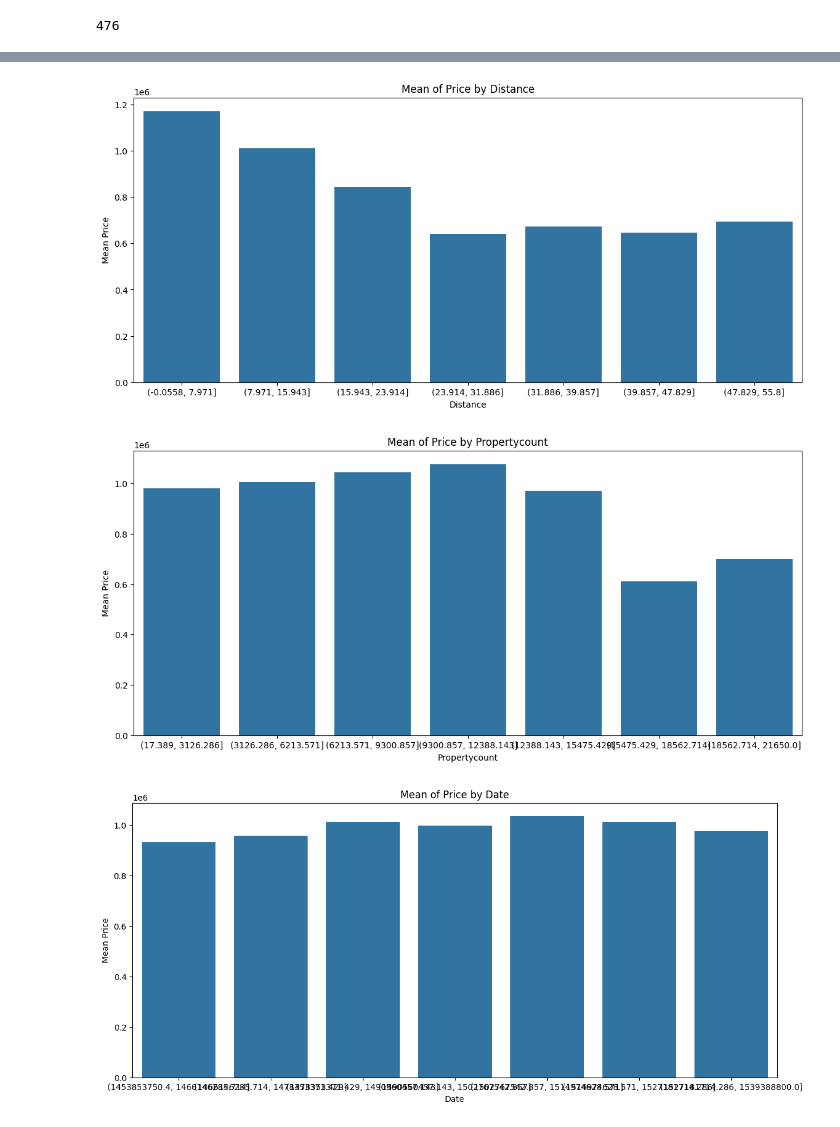
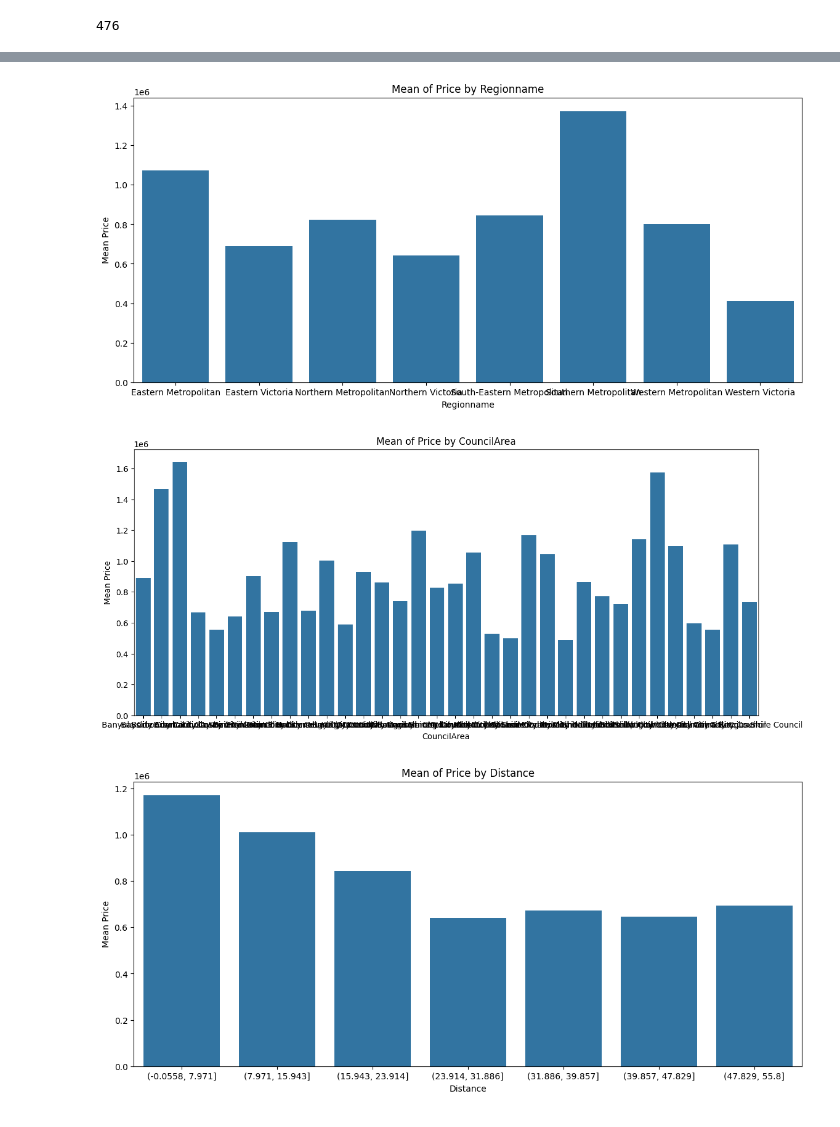
Before and after one commit to 9WooPWooP8/magister_statitstics_labs, a Jupyter notebook: lab5/task_new.ipynb, the cells around one changed output, grey strips where cells are left out. Drawn from its saved outputs; the diff is of its cells as text; code cells hidden in the pictures.

```diff
--- a/lab5/task_new.ipynb
+++ b/lab5/task_new.ipynb
@@ -120,7 +143,7 @@ categorical_data_columns = ["Regionname", "Method", "Type"]
 
 plt.rcParams['figure.figsize'] = (14, 6)
 
-for column in discrete_data_columns + ["Method", "Type"]:
+for column in discrete_data_columns + ["Method", "Type", "Regionname", "CouncilArea"]:
     # Calculate the mean of 'target' by 'group'
     mean_target_by_group = df.groupby(column)[df_target_name].mean()
 
@@ -133,33 +156,33 @@ for column in discrete_data_columns + ["Method", "Type"]:
     plt.ylabel('Mean Price')
     plt.show()
 
 
 for column in continuous_data_columns:
     # Calculate the mean of 'target' by 'group'# Bin 'x' into discrete categories
     df_grouped_cont = df.copy()
     df_grouped_cont['x_bin'] = pd.cut(df_grouped_cont[column], bins=7)
 
     # Calculate mean of 'y' for each bin
     aggregated_data = df_grouped_cont.groupby('x_bin')[df_target_name].mean().reset_index()
 
     # Plot
     sns.barplot(data=aggregated_data, x='x_bin', y=df_target_name)
     plt.title(f'Mean of Price by {column}')
     plt.xlabel(column)
     plt.ylabel('Mean Price')
     plt.show()
 
 
 # sns.countplot(data=df, x='Rooms', y=df_target_name, kde=True)
 # plt.title('Scatter Plot of Feature1 vs Target')
 # plt.show()
 
 # for i in range(len(df.columns)-1):
 #     sns.histplot(data=df, bins=15, stat=count x=df.columns[i],hue="Price",ax=axs[i])
 # %% [output]
 [figure]
 [figure]
 [figure]
-[figure, old version]
+[figure, new version]
-[figure, old version]
+[figure, new version]
-[figure, old version]
+[figure, new version]
```
Also changed, not shown: parts of 31 cells of this notebook, 1 other file.
